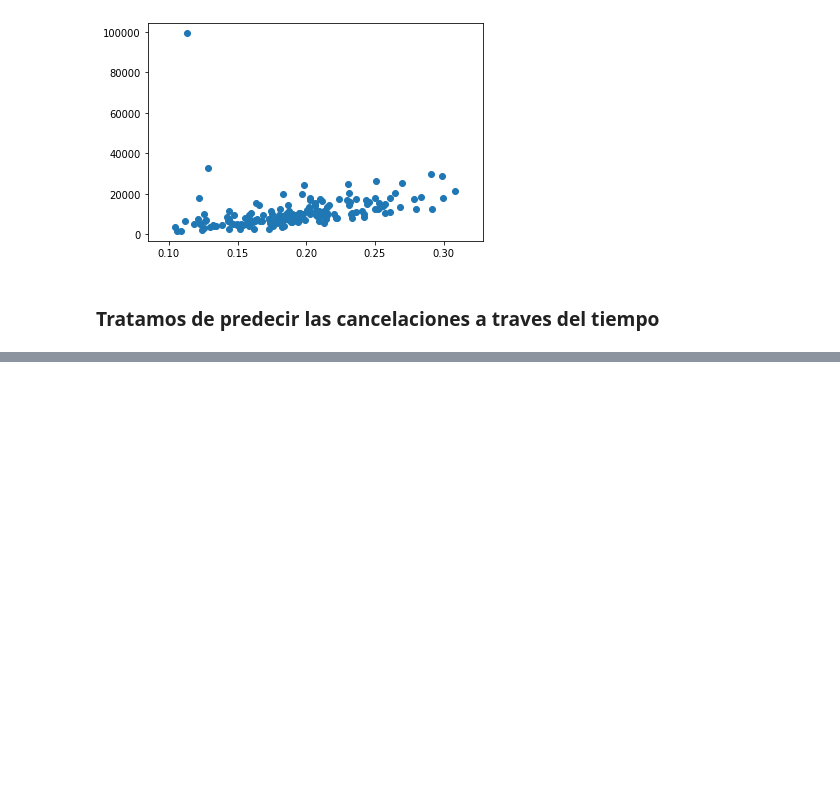
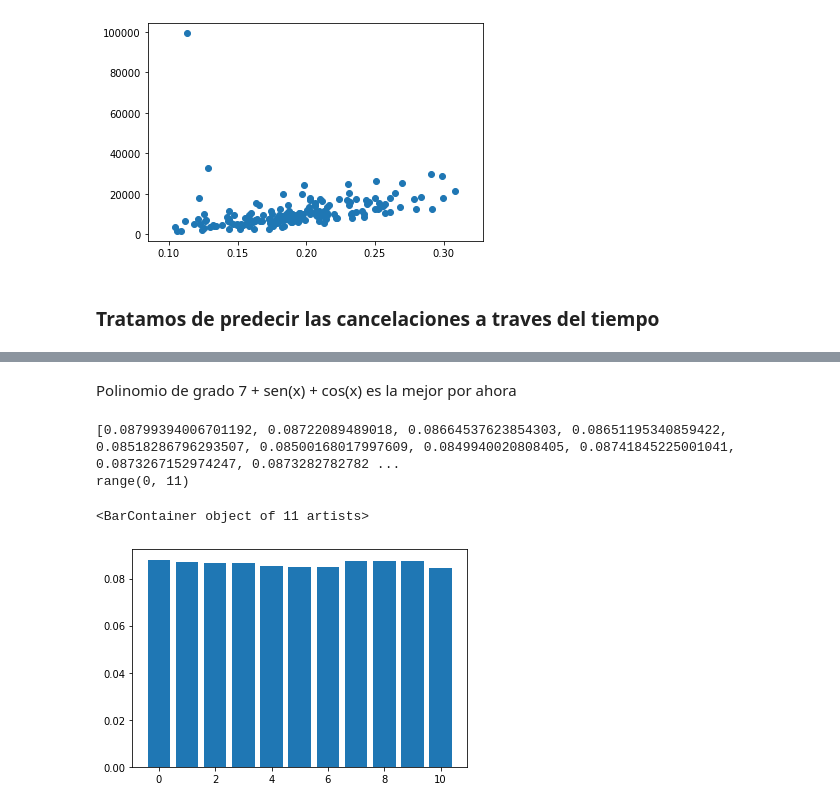
Before and after one commit to ricardogcolombo/tp3, a Jupyter notebook: notebooks/Cancelaciones.ipynb, the cells around one changed output, grey strips where cells are left out. Drawn from its saved outputs; the diff is of its cells as text; code cells hidden in the pictures; blank space fills up the shorter version.

```diff
--- a/notebooks/Cancelaciones.ipynb
+++ b/notebooks/Cancelaciones.ipynb
@@ -183,0 +220,11 @@ Falta experimentar que pasa si sacamos el mes outlier de las torres gemelas.
+# %% [markdown]
+Polinomio de grado 7 + sen(x) + cos(x) es la mejor por ahora
+# %%
+print(errs)
+print(range(len(errs))
+plt.bar(list(range(len(errs))), errs)
+# %% [output]
+[0.08799394006701192, 0.08722089489018, 0.08664537623854303, 0.08651195340859422, 0.08518286796293507, 0.08500168017997609, 0.0849940020808405, 0.08741845225001041, 0.0873267152974247, 0.0873282782782 ...
+range(0, 11)
+<BarContainer object of 11 artists>
+[figure, added]
```
Also changed, not shown: parts of 4 cells of this notebook.
